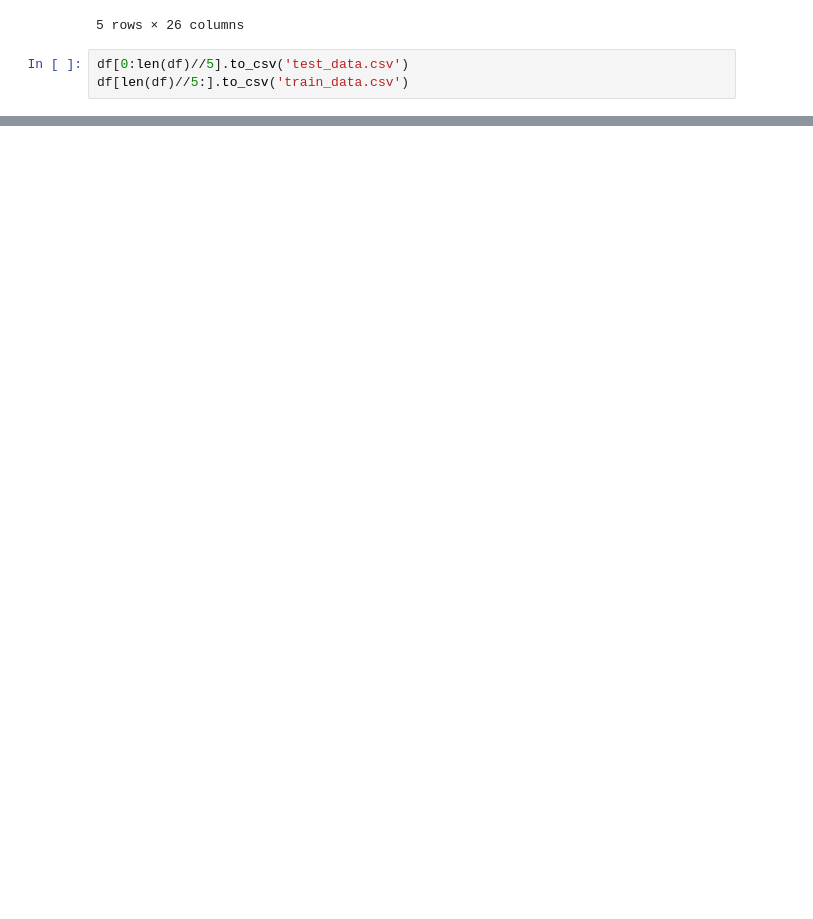
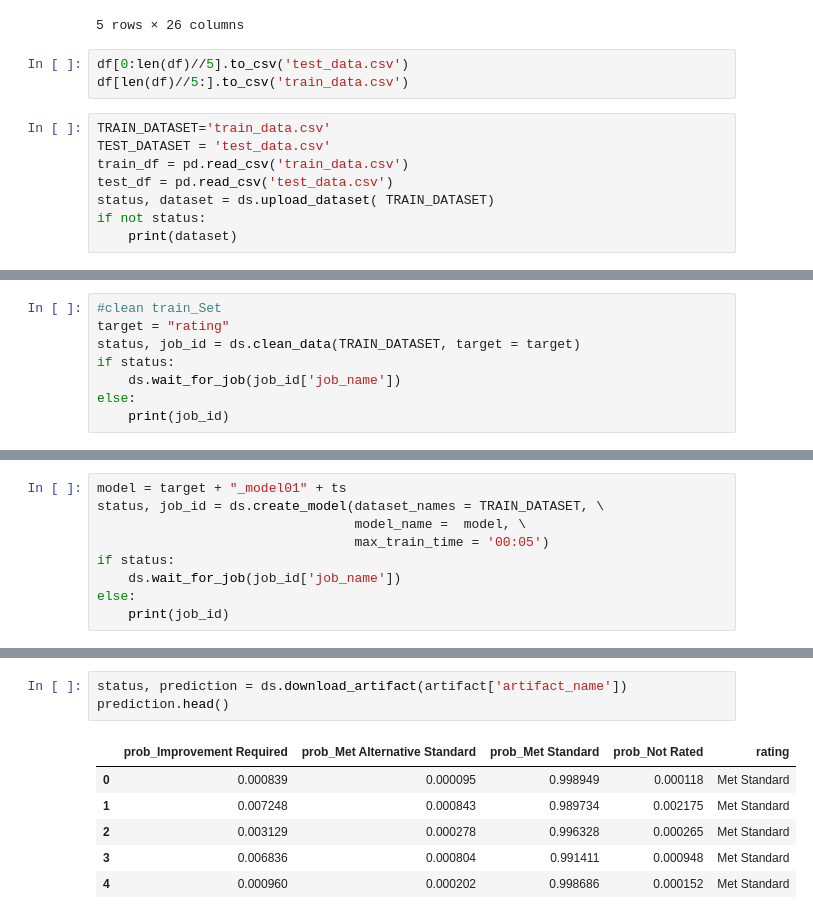
Before and after one commit to bwright96/darwin-sdk, a Jupyter notebook: sc_proj/Test.ipynb, the cells around one changed output, grey strips where cells are left out. Saved outputs shown, nothing was run; the diff lists cells and outputs as text; blank space fills up the shorter version.

```diff
--- a/sc_proj/Test.ipynb
+++ b/sc_proj/Test.ipynb
@@ -52,3 +49,11 @@ df.head()
 # %%
 df[0:len(df)//5].to_csv('test_data.csv')
 df[len(df)//5:].to_csv('train_data.csv')
+# %%
+TRAIN_DATASET='train_data.csv'
+TEST_DATASET = 'test_data.csv'
+train_df = pd.read_csv('train_data.csv')
+test_df = pd.read_csv('test_data.csv')
+status, dataset = ds.upload_dataset( TRAIN_DATASET)
+if not status:
+    print(dataset)
@@ -54,0 +62,8 @@ df[len(df)//5:].to_csv('train_data.csv')
+# %%
+#clean train_Set
+target = "rating"
+status, job_id = ds.clean_data(TRAIN_DATASET, target = target)
+if status:
+    ds.wait_for_job(job_id['job_name'])
+else:
+    print(job_id)
@@ -54,0 +73,9 @@ df[len(df)//5:].to_csv('train_data.csv')
+# %%
+model = target + "_model01" + ts
+status, job_id = ds.create_model(dataset_names = TRAIN_DATASET, \
+                                 model_name =  model, \
+                                 max_train_time = '00:05')
+if status:
+    ds.wait_for_job(job_id['job_name'])
+else:
+    print(job_id)
@@ -54,0 +126,10 @@ df[len(df)//5:].to_csv('train_data.csv')
+# %%
+status, prediction = ds.download_artifact(artifact['artifact_name'])
+prediction.head()
+# %% [output]
+|  | prob_Improvement Required | prob_Met Alternative Standard | prob_Met Standard | prob_Not Rated | rating |
+| 0 | 0.000839 | 0.000095 | 0.998949 | 0.000118 | Met Standard |
+| 1 | 0.007248 | 0.000843 | 0.989734 | 0.002175 | Met Standard |
+| 2 | 0.003129 | 0.000278 | 0.996328 | 0.000265 | Met Standard |
+| 3 | 0.006836 | 0.000804 | 0.991411 | 0.000948 | Met Standard |
+| 4 | 0.000960 | 0.000202 | 0.998686 | 0.000152 | Met Standard |
```
Also changed, not shown: parts of 13 cells of this notebook.
